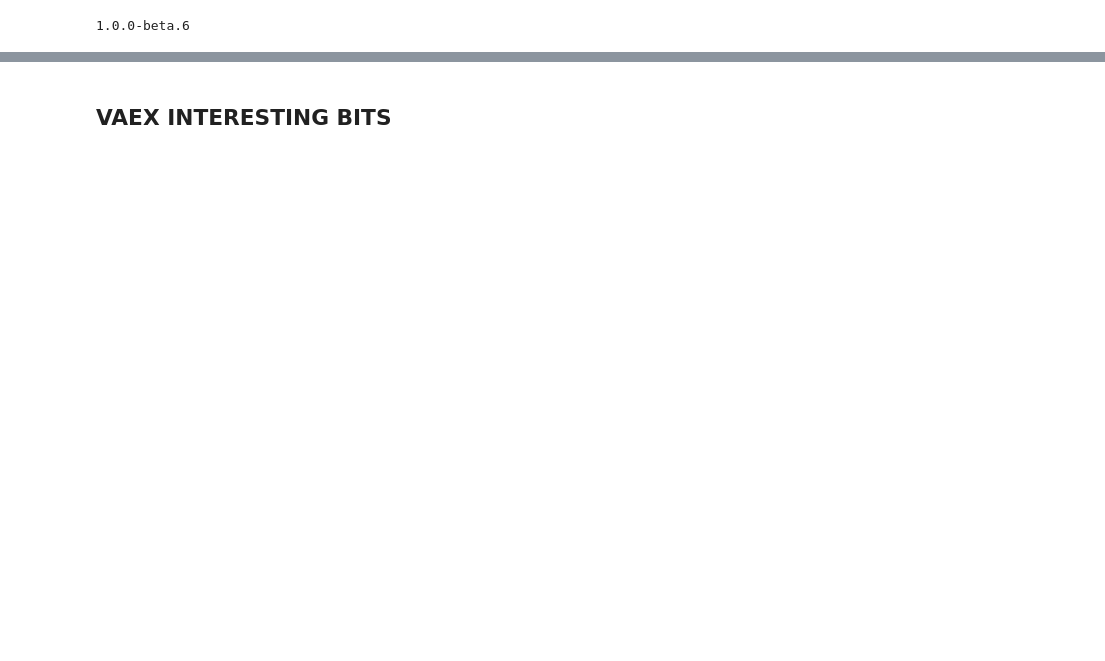
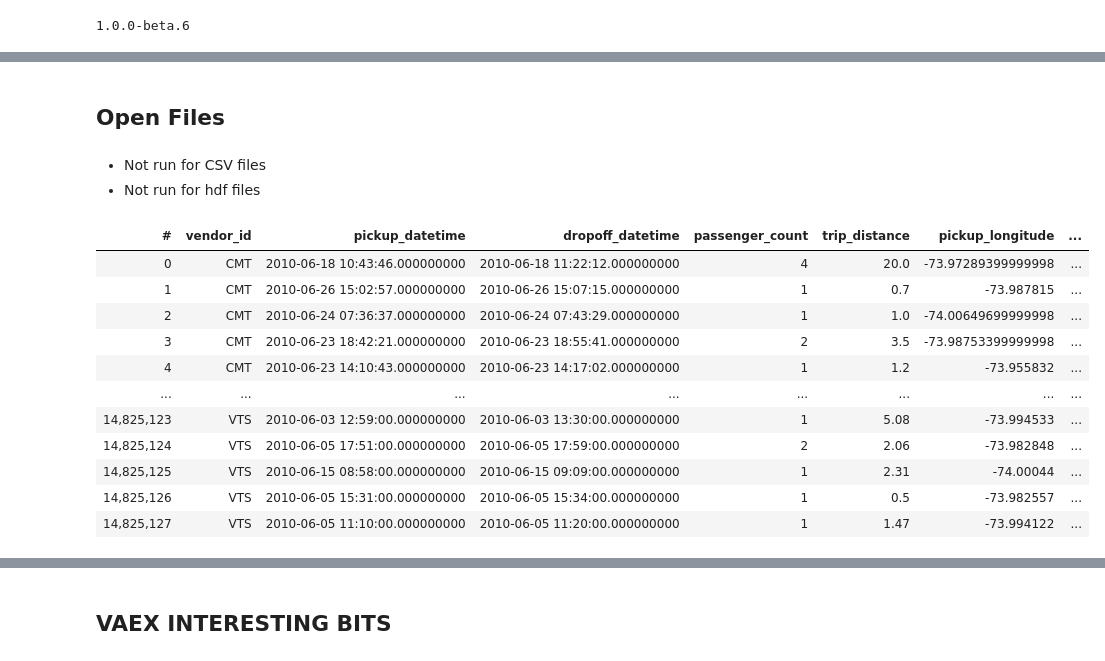
Before and after one commit to boboburo/push-over-pandas_pycon-ireland-19, a Jupyter notebook: 5_vaex_test.ipynb, the cells around one changed output, grey strips where cells are left out. Cells and saved outputs as stored; diff of their text form; code cells hidden in the pictures; blank space fills up the shorter version.

```diff
--- a/5_vaex_test.ipynb
+++ b/5_vaex_test.ipynb
@@ -84,0 +28,5 @@ nyc_taxi_fare.groupby(['passenger_count'])['fare_amount'].agg(count = len,
+# %% [markdown]
+## Open Files
+# %% [markdown]
+- Not run for CSV files
+- Not run for hdf files
@@ -84,0 +45,15 @@ nyc_taxi_fare.groupby(['passenger_count'])['fare_amount'].agg(count = len,
+# %%
+yellow_taxi #only shows what is needed
+# %% [output]
+| # | vendor_id | pickup_datetime | dropoff_datetime | passenger_count | trip_distance | pickup_longitude | ... |
+| 0 | CMT | 2010-06-18 10:43:46.000000000 | 2010-06-18 11:22:12.000000000 | 4 | 20.0 | -73.97289399999998 | ... |
+| 1 | CMT | 2010-06-26 15:02:57.000000000 | 2010-06-26 15:07:15.000000000 | 1 | 0.7 | -73.987815 | ... |
+| 2 | CMT | 2010-06-24 07:36:37.000000000 | 2010-06-24 07:43:29.000000000 | 1 | 1.0 | -74.00649699999998 | ... |
+| 3 | CMT | 2010-06-23 18:42:21.000000000 | 2010-06-23 18:55:41.000000000 | 2 | 3.5 | -73.98753399999998 | ... |
+| 4 | CMT | 2010-06-23 14:10:43.000000000 | 2010-06-23 14:17:02.000000000 | 1 | 1.2 | -73.955832 | ... |
+| ... | ... | ... | ... | ... | ... | ... | ... |
+| 14,825,123 | VTS | 2010-06-03 12:59:00.000000000 | 2010-06-03 13:30:00.000000000 | 1 | 5.08 | -73.994533 | ... |
+| 14,825,124 | VTS | 2010-06-05 17:51:00.000000000 | 2010-06-05 17:59:00.000000000 | 2 | 2.06 | -73.982848 | ... |
+| 14,825,125 | VTS | 2010-06-15 08:58:00.000000000 | 2010-06-15 09:09:00.000000000 | 1 | 2.31 | -74.00044 | ... |
+| 14,825,126 | VTS | 2010-06-05 15:31:00.000000000 | 2010-06-05 15:34:00.000000000 | 1 | 0.5 | -73.982557 | ... |
+| 14,825,127 | VTS | 2010-06-05 11:10:00.000000000 | 2010-06-05 11:20:00.000000000 | 1 | 1.47 | -73.994122 | ... |
```
Also changed, not shown: parts of 46 cells of this notebook, 27 other files.
